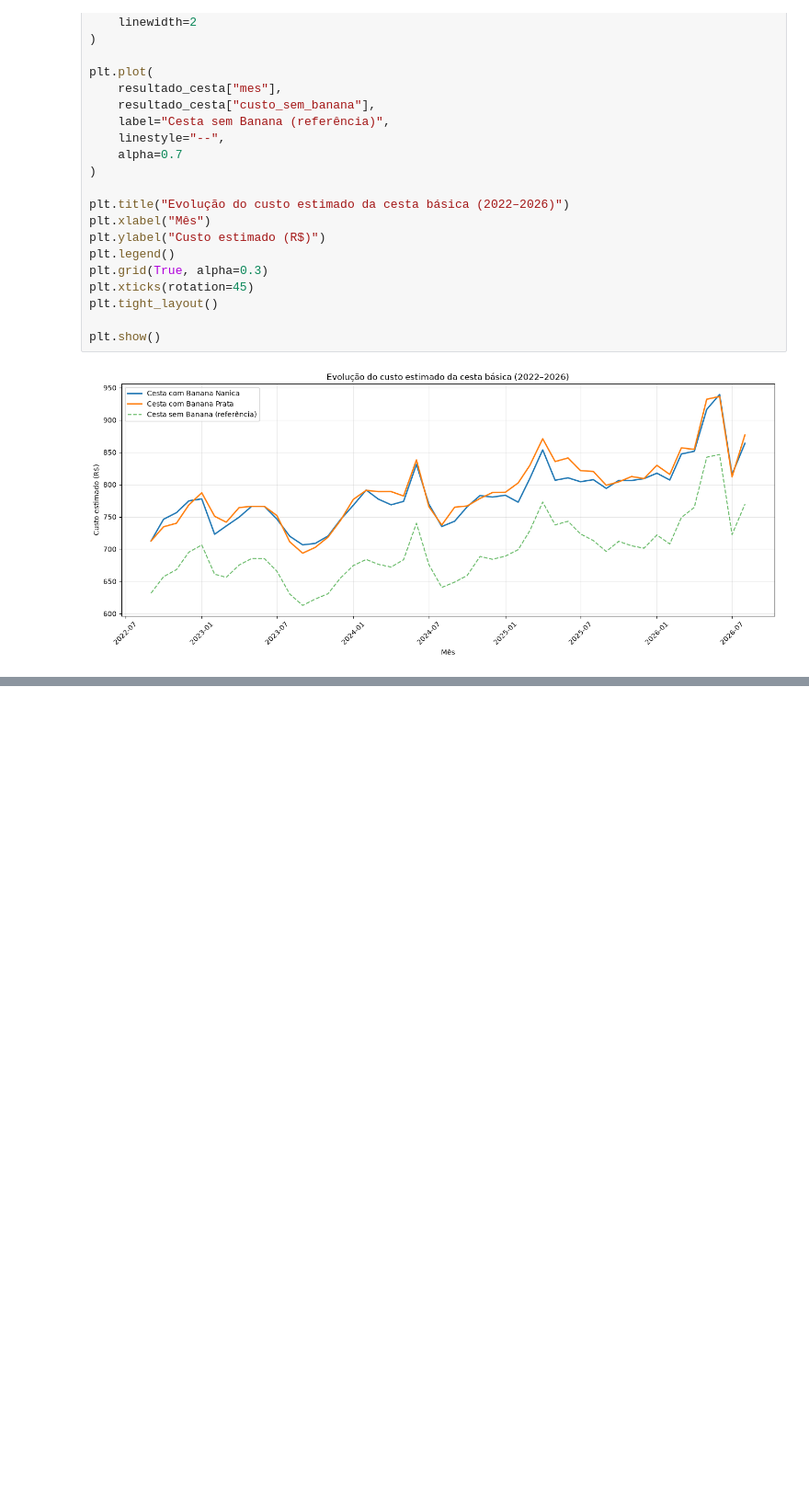
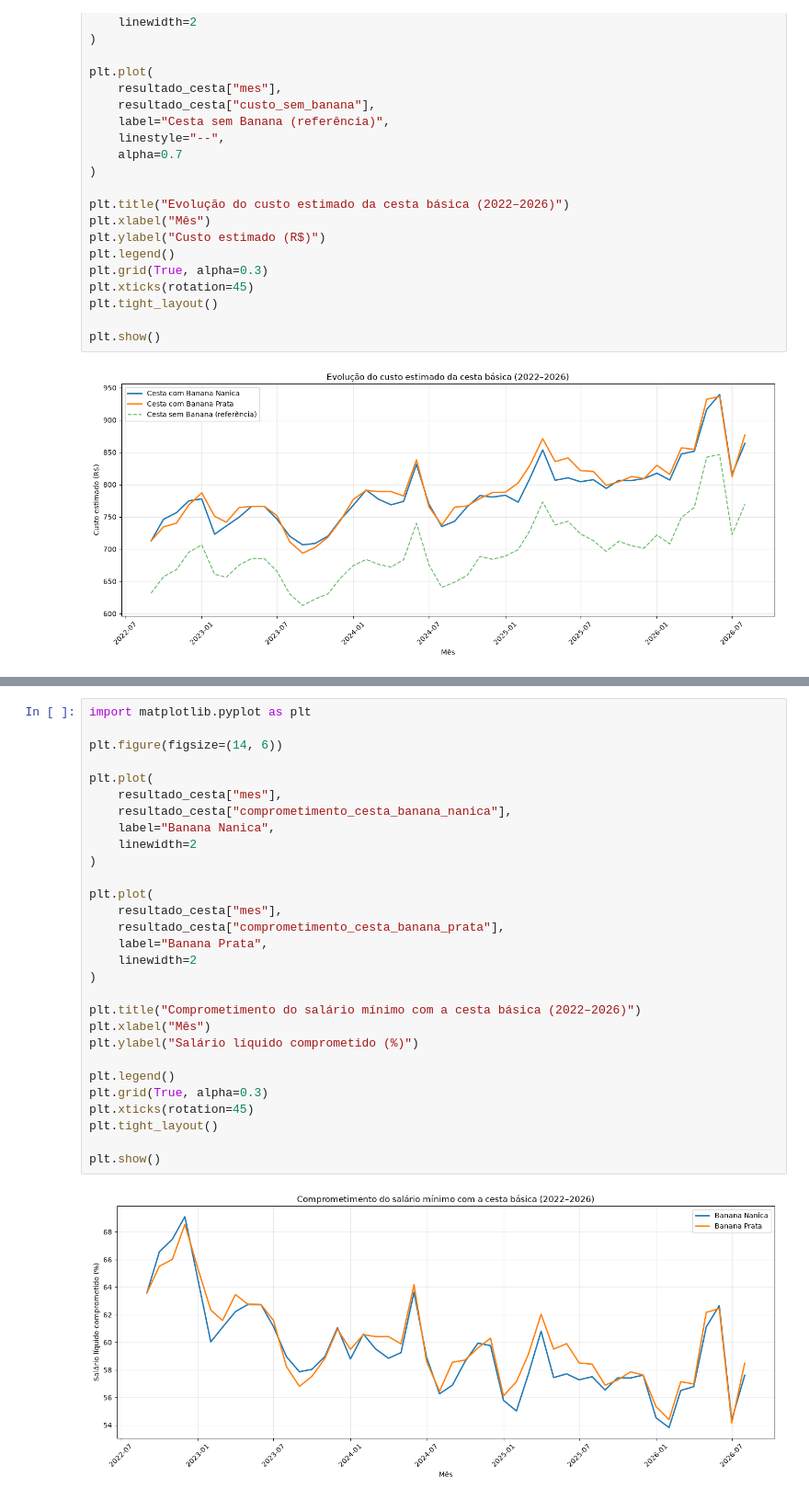
Before and after one commit to Lucas-Ibrahim/cesta-basica-analise, a Jupyter notebook: notebooks/02_acessibilidade.ipynb, the cells around one changed output, grey strips where cells are left out. Shown at 92% size. Saved outputs shown, nothing was run; the diff lists cells and outputs as text; blank space fills up the shorter version.

Commit message:
feat: analisa acessibilidade da cesta em relação ao salario minimo

```diff
--- a/notebooks/02_acessibilidade.ipynb
+++ b/notebooks/02_acessibilidade.ipynb
@@ -1040,0 +1150,31 @@ plt.show()
+# %%
+import matplotlib.pyplot as plt
+
+plt.figure(figsize=(14, 6))
+
+plt.plot(
+    resultado_cesta["mes"],
+    resultado_cesta["comprometimento_cesta_banana_nanica"],
+    label="Banana Nanica",
+    linewidth=2
+)
+
+plt.plot(
+    resultado_cesta["mes"],
+    resultado_cesta["comprometimento_cesta_banana_prata"],
+    label="Banana Prata",
+    linewidth=2
+)
+
+plt.title("Comprometimento do salário mínimo com a cesta básica (2022–2026)")
+plt.xlabel("Mês")
+plt.ylabel("Salário líquido comprometido (%)")
+
+plt.legend()
+plt.grid(True, alpha=0.3)
+plt.xticks(rotation=45)
+plt.tight_layout()
+
+plt.show()
+# %% [output]
+[figure, added]
```
Also changed, not shown: parts of 6 cells of this notebook.
